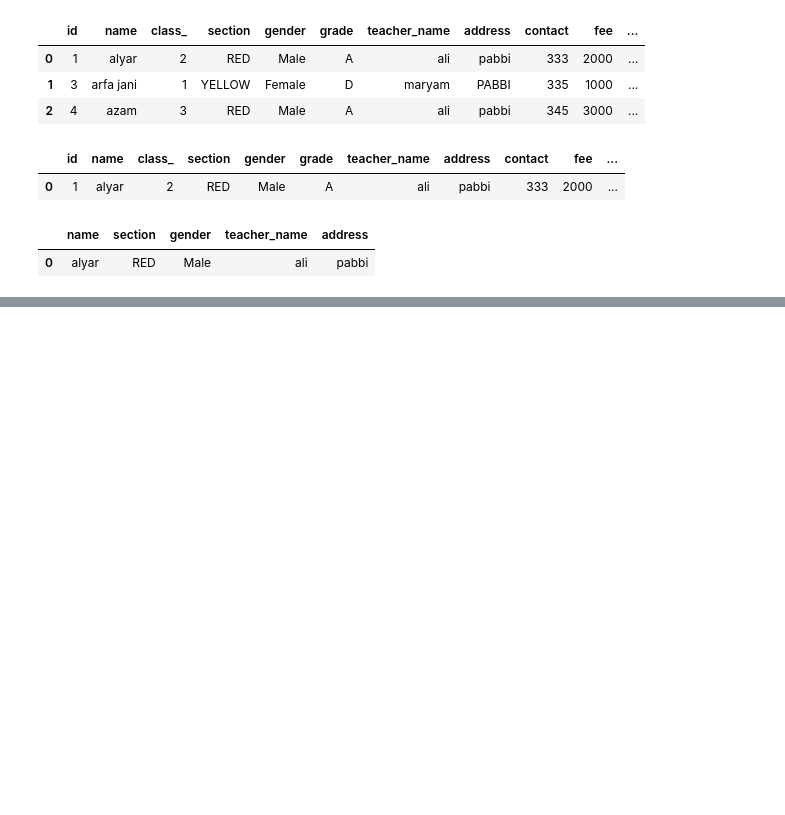
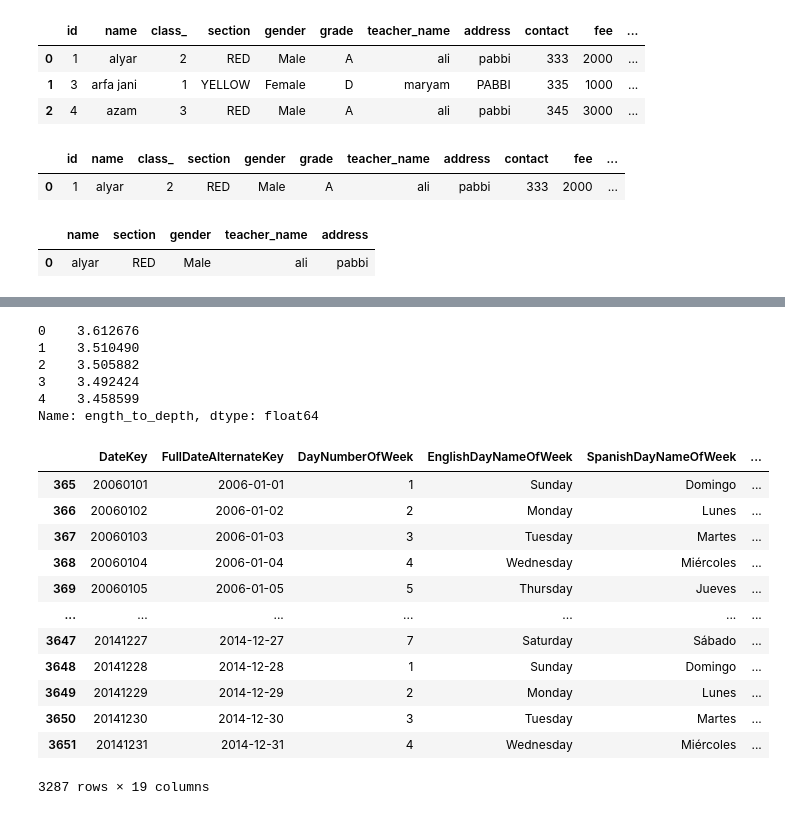
Before and after one commit to 960Subhamsingh/Python-oops-concept, a Jupyter notebook: database_connectivity/sqlite.ipynb, the cells around one changed output, grey strips where cells are left out. Drawn from its saved outputs; the diff is of its cells as text; code cells hidden in the pictures; blank space fills up the shorter version.

Commit message:
Data analysis with pandas and sqlite

```diff
--- a/database_connectivity/sqlite.ipynb
+++ b/database_connectivity/sqlite.ipynb
@@ -93,0 +225,28 @@ pd.read_sql_query("SELECT name , section , gender , teacher_name , address FROM
+# %%
+penguins['ength_to_depth']=penguins['bill_length_mm'] / penguins['bill_depth_mm']
+penguins['ength_to_depth'].sort_values(ascending=False , ignore_index=True).head()
+# %% [output]
+0    3.612676
+1    3.510490
+2    3.505882
+3    3.492424
+4    3.458599
+Name: ength_to_depth, dtype: float64
+# %%
+data = pd.read_csv('Data/DimDate.csv')
+data1 =data[data['DateKey']  >= 20052231]
+data1
+# %% [output]
+|  | DateKey | FullDateAlternateKey | DayNumberOfWeek | EnglishDayNameOfWeek | SpanishDayNameOfWeek | ... |
+| 365 | 20060101 | 2006-01-01 | 1 | Sunday | Domingo | ... |
+| 366 | 20060102 | 2006-01-02 | 2 | Monday | Lunes | ... |
+| 367 | 20060103 | 2006-01-03 | 3 | Tuesday | Martes | ... |
+| 368 | 20060104 | 2006-01-04 | 4 | Wednesday | Miércoles | ... |
+| 369 | 20060105 | 2006-01-05 | 5 | Thursday | Jueves | ... |
+| ... | ... | ... | ... | ... | ... | ... |
+| 3647 | 20141227 | 2014-12-27 | 7 | Saturday | Sábado | ... |
+| 3648 | 20141228 | 2014-12-28 | 1 | Sunday | Domingo | ... |
+| 3649 | 20141229 | 2014-12-29 | 2 | Monday | Lunes | ... |
+| 3650 | 20141230 | 2014-12-30 | 3 | Tuesday | Martes | ... |
+| 3651 | 20141231 | 2014-12-31 | 4 | Wednesday | Miércoles | ... |
+3287 rows × 19 columns
```
Also changed, not shown: parts of 38 cells of this notebook, 3 other files.
